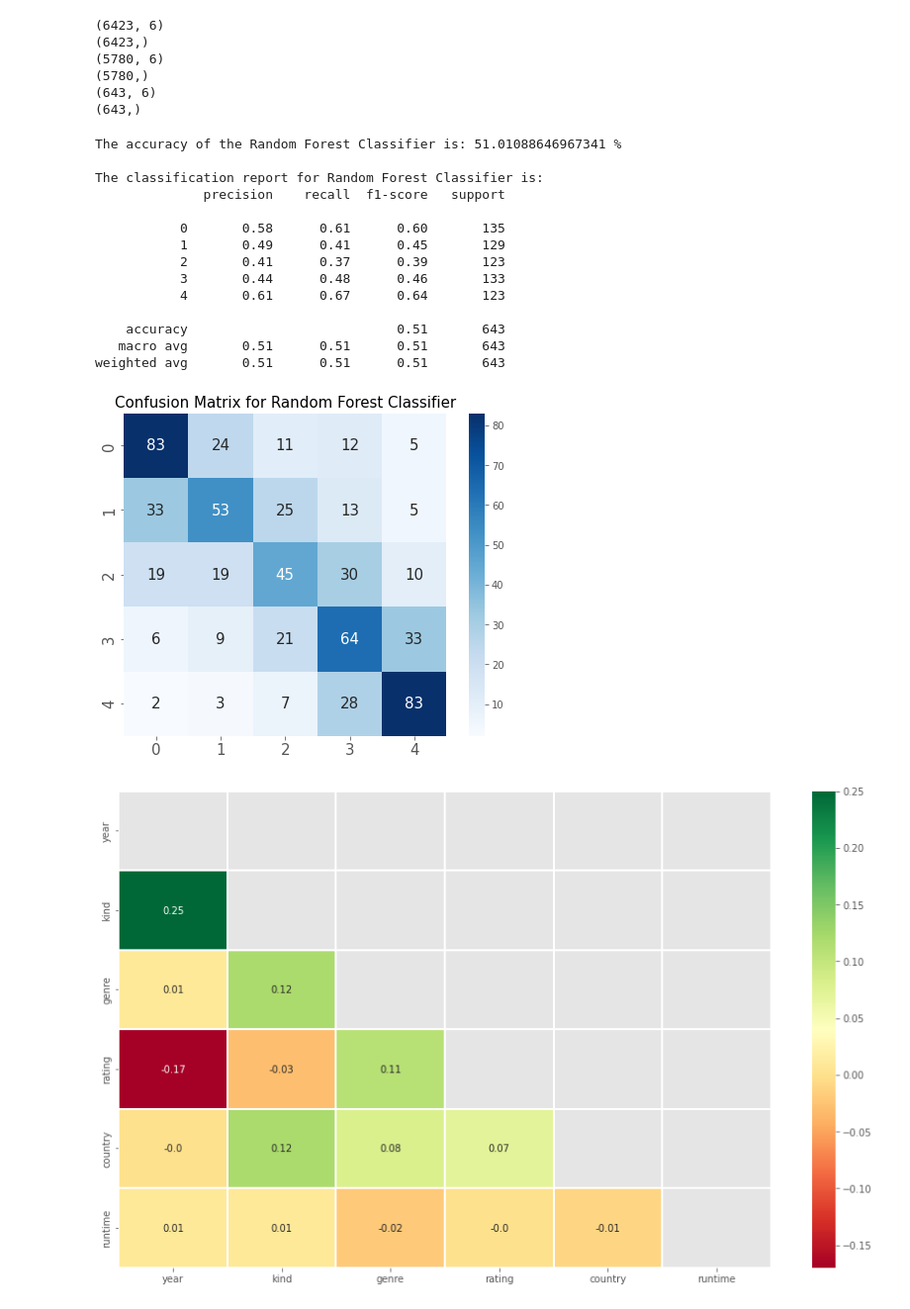
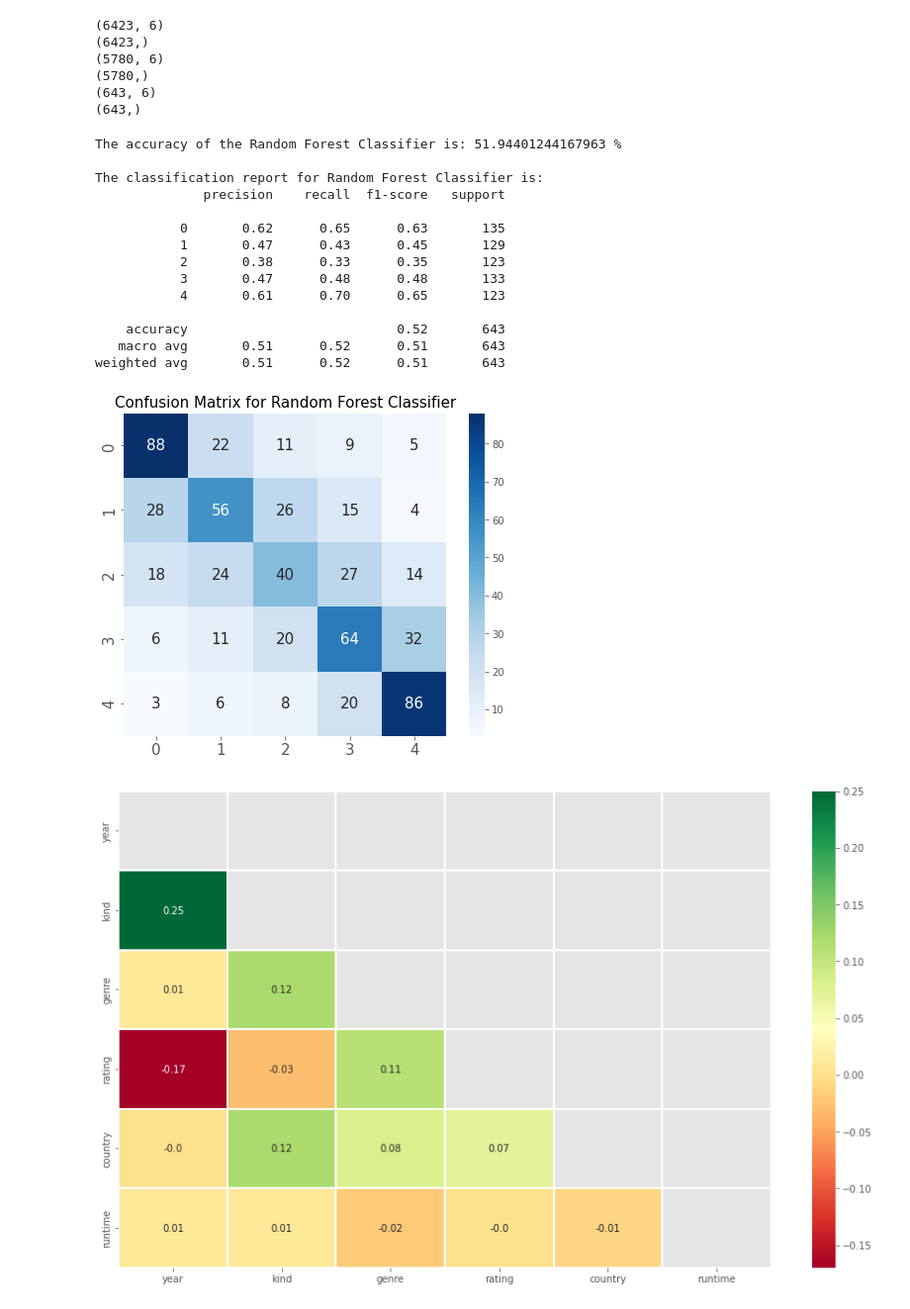
Before and after one commit to aiolii63/Netflix-Movie-Database, a Jupyter notebook: Code/netflix.ipynb, the cells around one changed output. Shown at 99% size. Cells and saved outputs as stored; diff of their text form; code cells hidden in the pictures.

```diff
--- a/Code/netflix.ipynb
+++ b/Code/netflix.ipynb
@@ -1044,28 +1044,28 @@ def generate_results(model, predictions, name):
 # %%
 from sklearn.ensemble import RandomForestClassifier
 
-rfc = RandomForestClassifier(max_depth=15, random_state=25)
+rfc = RandomForestClassifier(max_depth=15, class_weight= "balanced", random_state=25)
 rfc.fit(x_train, y_train)
 y_pred = rfc.predict(x_test)
 acc_rfc = rfc.score(x_test, y_test)
 print('The accuracy of the Random Forest Classifier is:', acc_rfc * 100, '%')
 generate_results(rfc, y_pred, 'Random Forest Classifier')
 # %% [output]
-The accuracy of the Random Forest Classifier is: 51.01088646967341 %
+The accuracy of the Random Forest Classifier is: 51.94401244167963 %
 
 The classification report for Random Forest Classifier is:
               precision    recall  f1-score   support
 
-           0       0.58      0.61      0.60       135
-           1       0.49      0.41      0.45       129
-           2       0.41      0.37      0.39       123
-           3       0.44      0.48      0.46       133
-           4       0.61      0.67      0.64       123
+           0       0.62      0.65      0.63       135
+           1       0.47      0.43      0.45       129
+           2       0.38      0.33      0.35       123
+           3       0.47      0.48      0.48       133
+           4       0.61      0.70      0.65       123
 
-    accuracy                           0.51       643
-   macro avg       0.51      0.51      0.51       643
-weighted avg       0.51      0.51      0.51       643
+    accuracy                           0.52       643
+   macro avg       0.51      0.52      0.51       643
+weighted avg       0.51      0.52      0.51       643
-[figure, old version]
+[figure, new version]
 # %%
 fig, ax = plt.subplots(figsize= (15,9))
 
```
Also changed, not shown: parts of 2 cells of this notebook.
